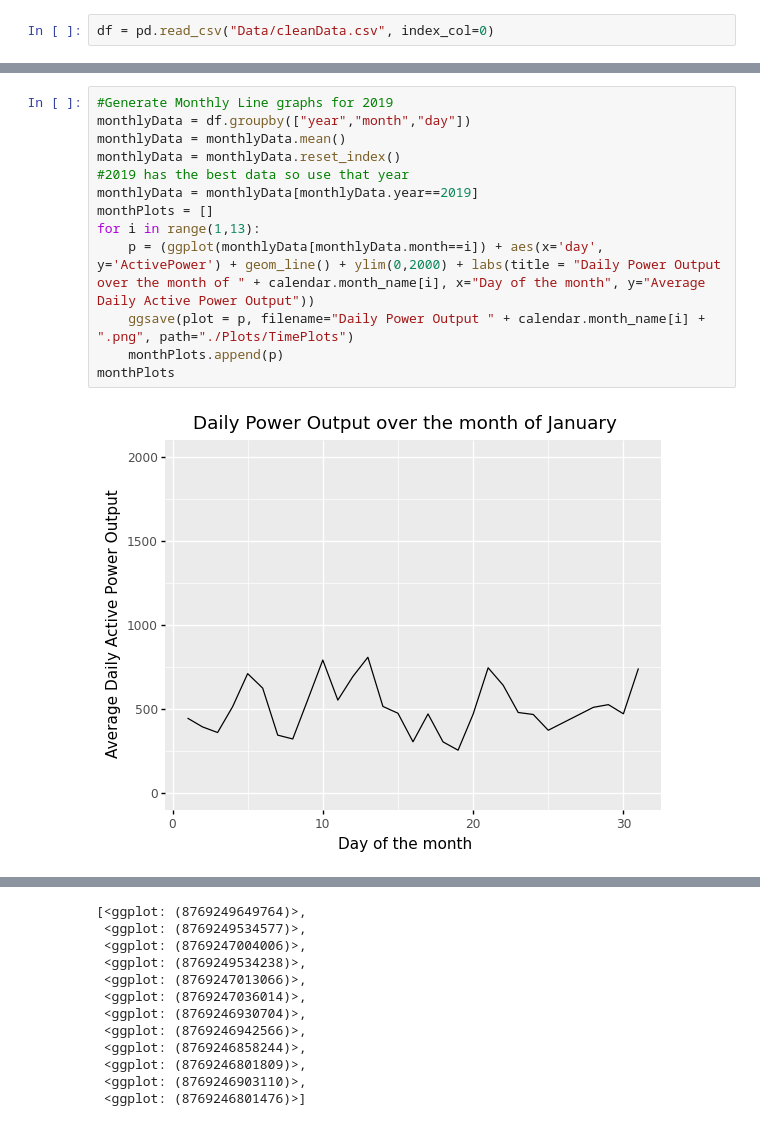
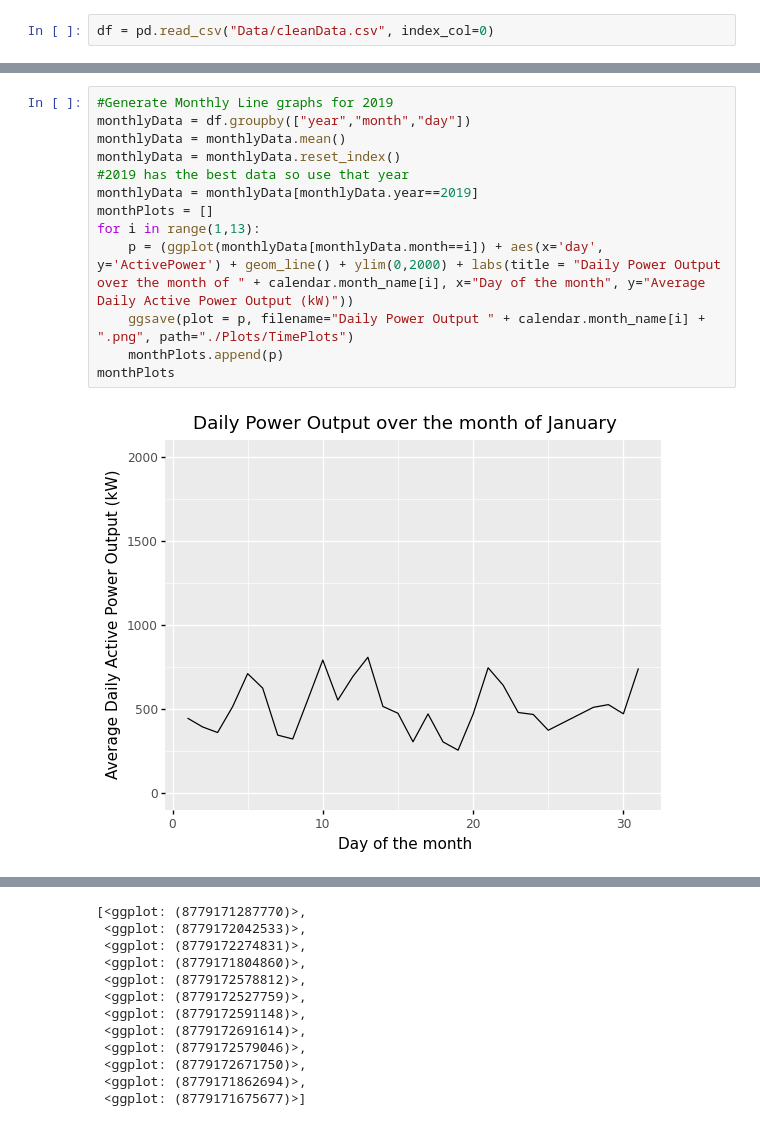
Before and after one commit to rangers5/DataVizFinal, a Jupyter notebook: GenerateTimeGraphs.ipynb, the cells around one changed output, grey strips where cells are left out. Drawn from its saved outputs; the diff is of its cells as text.

Commit message:
Fixed some issues with some of the graphs

```diff
--- a/GenerateTimeGraphs.ipynb
+++ b/GenerateTimeGraphs.ipynb
@@ -28,15 +28,15 @@ ggsave(plot = ggplot(monthGroup) + aes(x="factor(month)", y="ActivePower") + geo
 # %%
 #Generate Monthly Line graphs for 2019
 monthlyData = df.groupby(["year","month","day"])
 monthlyData = monthlyData.mean()
 monthlyData = monthlyData.reset_index()
 #2019 has the best data so use that year
 monthlyData = monthlyData[monthlyData.year==2019]
 monthPlots = []
 for i in range(1,13):
-    p = (ggplot(monthlyData[monthlyData.month==i]) + aes(x='day', y='ActivePower') + geom_line() + ylim(0,2000) + labs(title = "Daily Power Output over the month of " + calendar.month_name[i], x="Day of the month", y="Average Daily Active Power Output"))
+    p = (ggplot(monthlyData[monthlyData.month==i]) + aes(x='day', y='ActivePower') + geom_line() + ylim(0,2000) + labs(title = "Daily Power Output over the month of " + calendar.month_name[i], x="Day of the month", y="Average Daily Active Power Output (kW)"))
     ggsave(plot = p, filename="Daily Power Output " + calendar.month_name[i] + ".png", path="./Plots/TimePlots")
     monthPlots.append(p)
 monthPlots
 # %% [output]
-[figure, old version]
+[figure, new version]
@@ -54,12 +54,12 @@ monthPlots
-[<ggplot: (8769249649764)>,
- <ggplot: (8769249534577)>,
- <ggplot: (8769247004006)>,
- <ggplot: (8769249534238)>,
- <ggplot: (8769247013066)>,
- <ggplot: (8769247036014)>,
- <ggplot: (8769246930704)>,
- <ggplot: (8769246942566)>,
- <ggplot: (8769246858244)>,
- <ggplot: (8769246801809)>,
- <ggplot: (8769246903110)>,
- <ggplot: (8769246801476)>]
+[<ggplot: (8779171287770)>,
+ <ggplot: (8779172042533)>,
+ <ggplot: (8779172274831)>,
+ <ggplot: (8779171804860)>,
+ <ggplot: (8779172578812)>,
+ <ggplot: (8779172527759)>,
+ <ggplot: (8779172591148)>,
+ <ggplot: (8779172691614)>,
+ <ggplot: (8779172579046)>,
+ <ggplot: (8779172671750)>,
+ <ggplot: (8779171862694)>,
+ <ggplot: (8779171675677)>]
```
Also changed, not shown: parts of 2 cells of this notebook, 20 other files.
